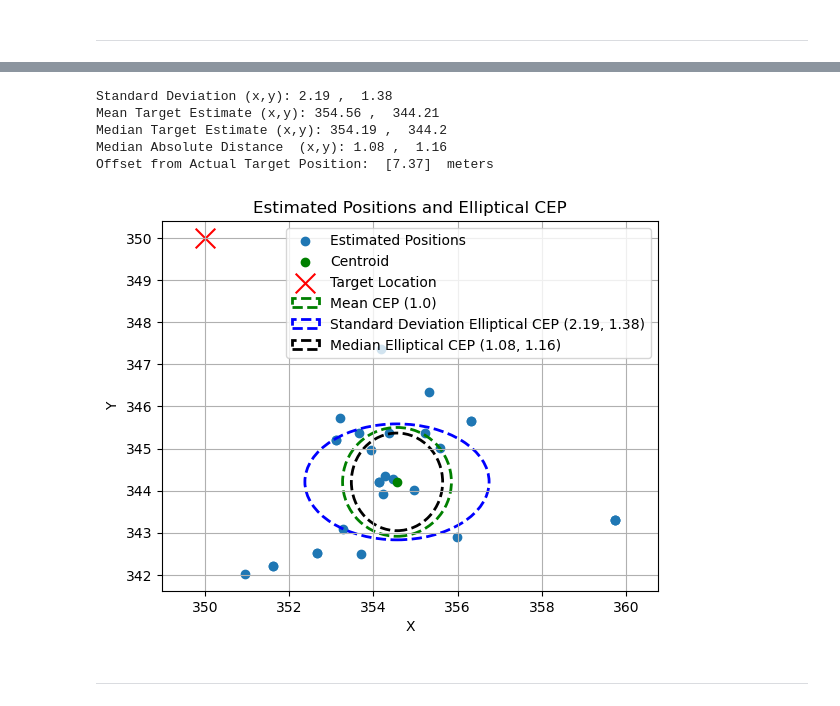
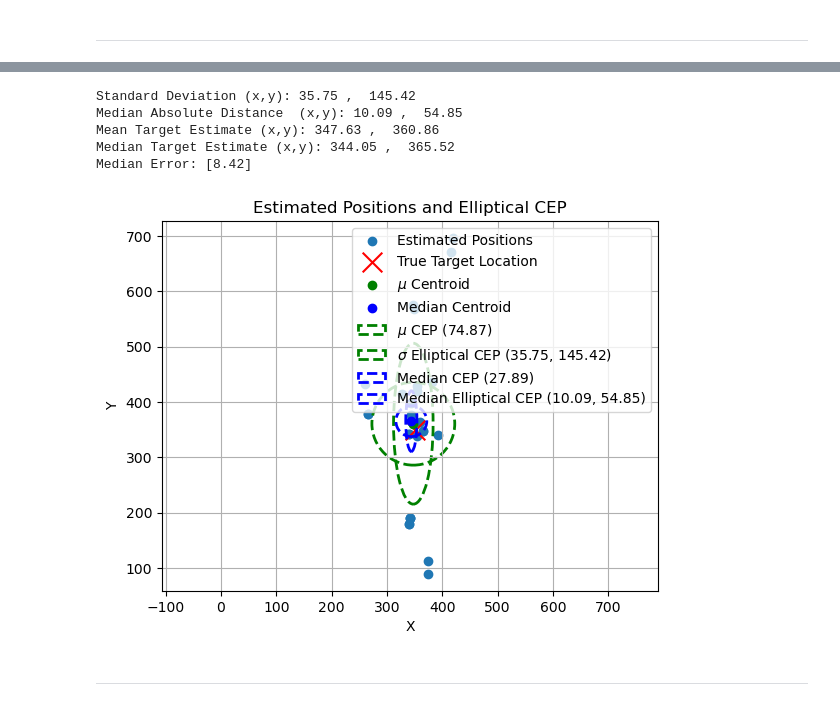
Before and after one commit to raneyoliver/CS8321Labs-public, a Jupyter notebook: lab5/Lab5_FinalProject_Iter3.ipynb, the cells around one changed output, grey strips where cells are left out. Saved outputs shown, nothing was run; the diff lists cells and outputs as text; code cells hidden in the pictures.

```diff
--- a/lab5/Lab5_FinalProject_Iter3.ipynb
+++ b/lab5/Lab5_FinalProject_Iter3.ipynb
@@ -224,6 +224,8 @@ SNR0 = 141
 Ts = 1e-6
 Bw = 2e6
 ascale = (3/2)*1/(2*np.pi**2*(5e9)*Ts*(Bw**2))
+
+max_dist = 1500
 
 calpha = 23;
 galpha = 0.26;
@@ -445,7 +465,7 @@ initial_LOCA = env.LOCASoln
 initial_distances = np.linalg.norm(env.target_location - env.initial_loc, axis=1)
 
 
-for _ in range(500):
+for _ in range(1500):
     actions = [env.choose_action(agent, env.convert_state_to_int(env.drones_location[agent])) for agent in range(num_drones)]
     #print("Actions:", actions)  # Add this line to print the actions chosen by each agent
     next_obs, rewards, done, LOCASoln, _ = env.step(actions)
@@ -517,50 +537,62 @@ Completion Steps:  1
 estimated_positions = np.array(env.LOCASoln)
 
 # Calculate elliptical CEP
 std_x, std_y, mean_x, mean_y, median_x, median_y, mad_x, mad_y = calculate_elliptical_CEP(estimated_positions)
+med_err =  np.linalg.norm(np.array(median_x,median_y)-env.target_location,axis = 1)
+
 print("Standard Deviation (x,y):",  np.round(std_x,2),", ",np.round(std_y,2))
+print("Median Absolute Distance  (x,y):", np.round(mad_x, 2),", ",np.round(mad_y,2))
 print("Mean Target Estimate (x,y):", np.round(mean_x,2),", ",np.round(mean_y,2))
 print("Median Target Estimate (x,y):", np.round(median_x, 2),", ",np.round(median_y,2))
-print("Median Absolute Distance  (x,y):", np.round(mad_x, 2),", ",np.round(mad_y,2))
-loca_err =  np.linalg.norm(final_loc - env.target_location, axis = 1)
-print("Offset from Actual Target Position: ",np.round(loca_err,2 )," meters")
+print("Median Error:", np.round(med_err,2))
 
 # Plotting the results
 plt.figure()
 plt.scatter(estimated_positions[:, 0], estimated_positions[:, 1], label='Estimated Positions')
-plt.scatter(mean_x, mean_y, color='green', label='Centroid')
-plt.scatter(env.target_location[0][0],env.target_location[0][1],color='red', label='Target Location', marker='x',s=200)
+plt.scatter(env.target_location[0][0],env.target_location[0][1],color='red', label='True Target Location', marker='x',s=200)
+
+plt.scatter(mean_x, mean_y, color='green', label='$\mu$ Centroid')
+plt.scatter(median_x, median_y, color='blue', label='Median Centroid')
+
 
 # Plot circle using std deviations of x & y values
 radius = np.sqrt(std_x**2 + std_y**2) / 2
-mean_cep_legend = f'Mean CEP ({np.round(radius)})'
-circle_median = Ellipse((mean_x, mean_y), 2*radius, 2*radius, edgecolor='green', facecolor='none', linestyle='--', linewidth=2, label=mean_cep_legend)
-plt.gca().add_patch(circle_median)
+mean_cep_legend = f'$\mu$ CEP ({np.round(radius,2)})'
+circle_mean = Ellipse((mean_x, mean_y), 2*radius, 2*radius, edgecolor='green', facecolor='none', linestyle='--', linewidth=2, label=mean_cep_legend)
+plt.gca().add_patch(circle_mean)
 
 # Plot ellipse using standard deviations
-std_cep_legend = f'Standard Deviation Elliptical CEP ({np.round(std_x, 2)}, {np.round(std_y, 2)})'
-ellipse_std = Ellipse((mean_x, mean_y), 2*std_x, 2*std_y, edgecolor='blue', facecolor='none', linestyle='--', linewidth=2, label=std_cep_legend)
+std_cep_legend = f'$\sigma$ Elliptical CEP ({np.round(std_x, 2)}, {np.round(std_y, 2)})'
+ellipse_std = Ellipse((mean_x, mean_y), 2*std_x, 2*std_y, edgecolor='green', facecolor='none', linestyle='--', linewidth=2, label=std_cep_legend)
 plt.gca().add_patch(ellipse_std)
+
+# Plot circle using MAD deviations of x & y values
+radius = np.sqrt(mad_x**2 + mad_y**2) / 2
+median_cep_legend = f'Median CEP ({np.round(radius,2)})'
+circle_median = Ellipse((median_x, median_y), 2*radius, 2*radius, edgecolor='blue', facecolor='none', linestyle='--', linewidth=2, label=median_cep_legend)
+plt.gca().add_patch(circle_median)
 
 # Plot ellipse using median absolute distance values
 median_cep_legend = f'Median Elliptical CEP ({np.round(mad_x, 2)}, {np.round(mad_y, 2)})'
-ellipse_median = Ellipse((mean_x, mean_y), 2*mad_x, 2*mad_y, edgecolor='black', facecolor='none', linestyle='--', linewidth=2, label=median_cep_legend)
+ellipse_median = Ellipse((median_x, median_y), 2*mad_x, 2*mad_y, edgecolor='blue', facecolor='none', linestyle='--', linewidth=2, label=median_cep_legend)
 plt.gca().add_patch(ellipse_median)
+
+
 
 plt.xlabel('X')
 plt.ylabel('Y')
 plt.title('Estimated Positions and Elliptical CEP')
 plt.legend()
 plt.grid(True)
 plt.axis('equal')  # Equal aspect ratio
 plt.show()
 # %% [output]
-Standard Deviation (x,y): 2.19 ,  1.38
-Mean Target Estimate (x,y): 354.56 ,  344.21
-Median Target Estimate (x,y): 354.19 ,  344.2
-Median Absolute Distance  (x,y): 1.08 ,  1.16
-Offset from Actual Target Position:  [7.37]  meters
+Standard Deviation (x,y): 35.75 ,  145.42
+Median Absolute Distance  (x,y): 10.09 ,  54.85
+Mean Target Estimate (x,y): 347.63 ,  360.86
+Median Target Estimate (x,y): 344.05 ,  365.52
+Median Error: [8.42]
-[figure, old version]
+[figure, new version]
 # %% [markdown]
 -------------------
 # %% [markdown]
```
Also changed, not shown: parts of 2 cells of this notebook, 2 other files.
